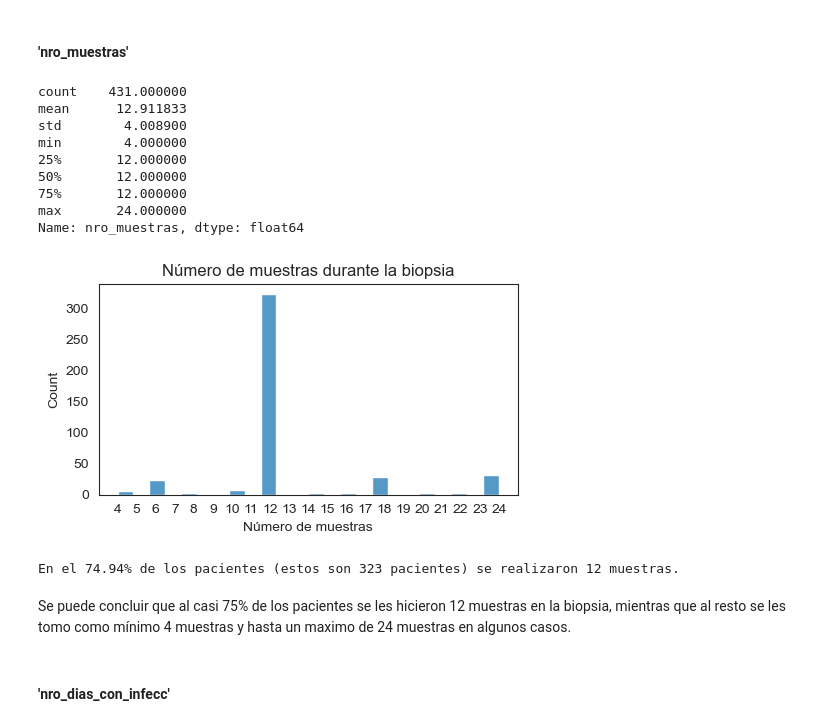
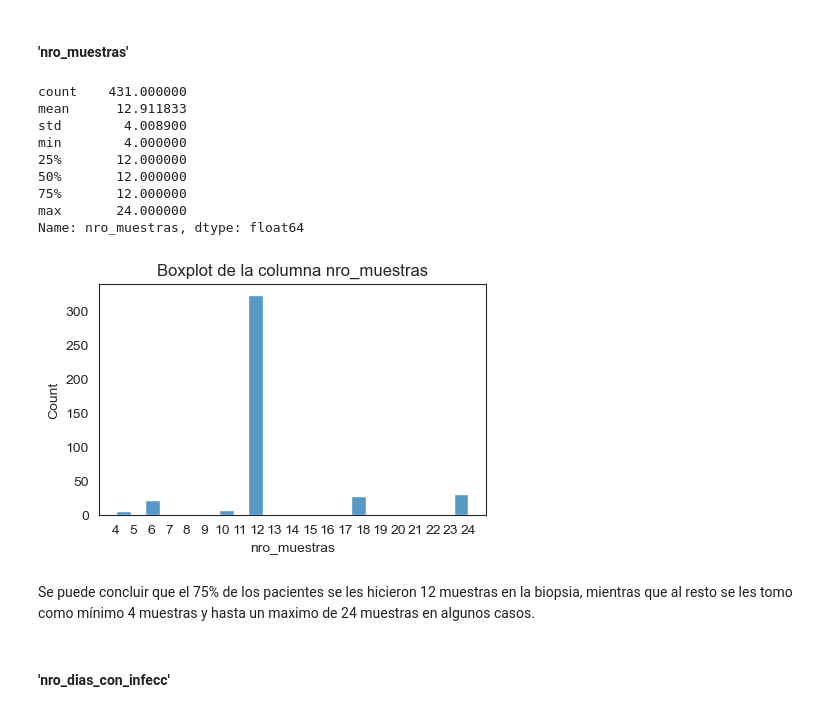
Before and after one commit to Slindex/PI-M6, a Jupyter notebook: Carla/02_EDA.ipynb, the cells around one changed output. Drawn from its saved outputs; the diff is of its cells as text; code cells hidden in the pictures.

```diff
--- a/Carla/02_EDA.ipynb
+++ b/Carla/02_EDA.ipynb
@@ -175,45 +148,21 @@ El 75% de los registros tienen concentraciones por debajo de los 16 ng/ml, pero
 #### 'nro_muestras'
 # %%
 #Estadísticas de la columna
-df['nro_muestras'].describe()
+print(df['nro_muestras'].describe())
+utils.histplot(df, 'nro_muestras', bins=24)
 # %% [output]
 count    431.000000
 mean      12.911833
 std        4.008900
 min        4.000000
 25%       12.000000
 50%       12.000000
 75%       12.000000
 max       24.000000
 Name: nro_muestras, dtype: float64
+[figure, added]
-# %%
-plt.figure(figsize=(5, 3))
-
-sns.histplot(data=df, x=df['nro_muestras'], bins=24)
-
-plt.title("Número de muestras durante la biopsia"), plt.xlabel('Número de muestras')
-
-plt.xticks(range(min(df['nro_muestras']), max(df['nro_muestras']) + 1, 1))
-
-# Ajusta los espacios entre subplots y muestra
-plt.tight_layout()
-plt.show()
-# %% [output]
-[figure, removed]
-# %%
-# Frecuencias
-moda = df['nro_muestras'].mode()[0]
-# Cantidad de la mayor frecuencia
-cantidad = (df['nro_muestras'] == moda).sum()
-# Total de registros
-total = df['nro_muestras'].count()
-# Porcentaje de la mayor frecuencia
-porcentaje = round(cantidad/total * 100,2)
-print(f'En el {porcentaje}% de los pacientes (estos son {cantidad} pacientes) se realizaron {moda} muestras.')
-# %% [output]
-En el 74.94% de los pacientes (estos son 323 pacientes) se realizaron 12 muestras.
 # %% [markdown]
-Se puede concluir que al casi 75% de los pacientes se les hicieron 12 muestras en la biopsia, mientras que al resto se les tomo como mínimo 4 muestras y hasta un maximo de 24 muestras en algunos casos.
+Se puede concluir que el 75% de los pacientes se les hicieron 12 muestras en la biopsia, mientras que al resto se les tomo como mínimo 4 muestras y hasta un maximo de 24 muestras en algunos casos.
 # %% [markdown]
 #### 'nro_dias_con_infecc'
 # %%
```
Also changed, not shown: parts of 62 cells of this notebook, 2 other files.
